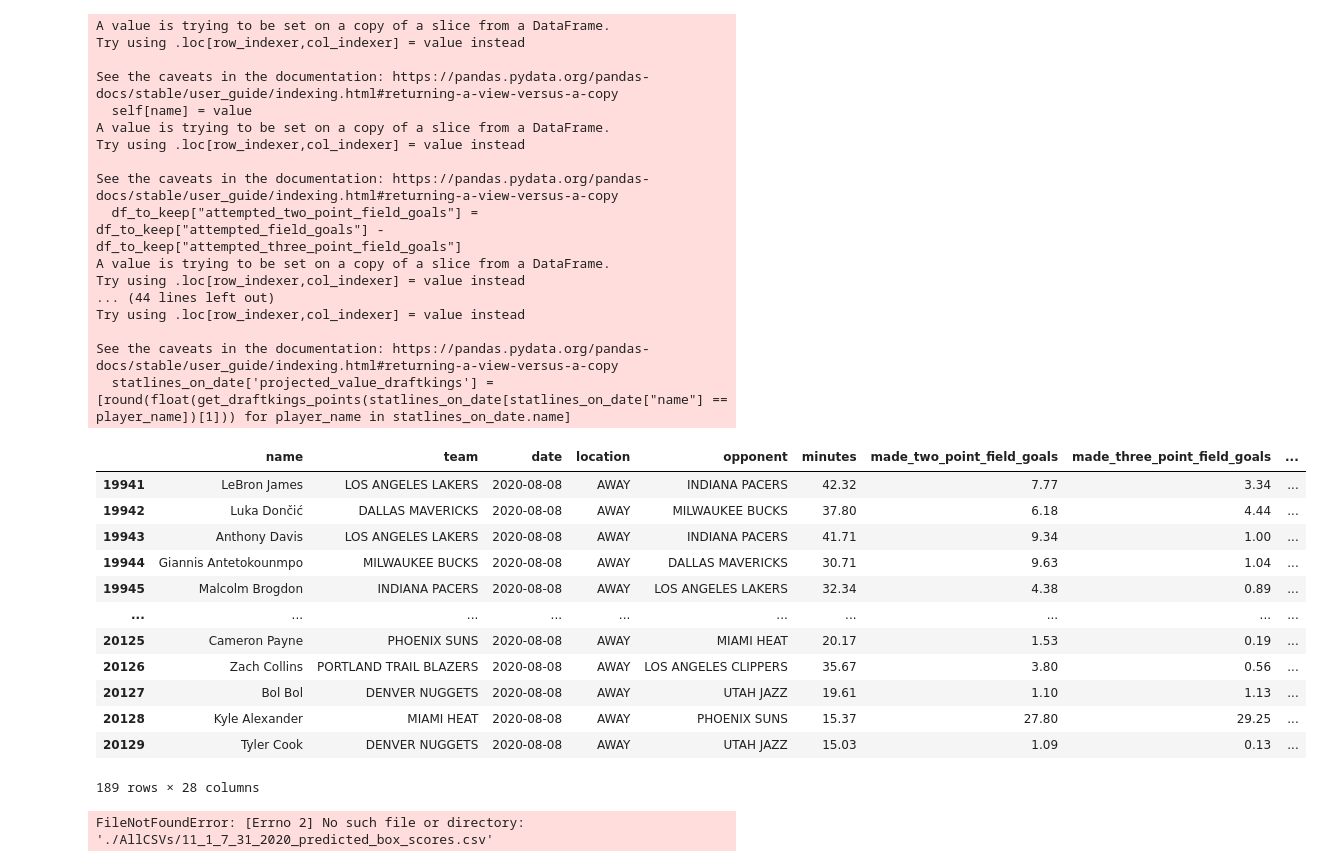
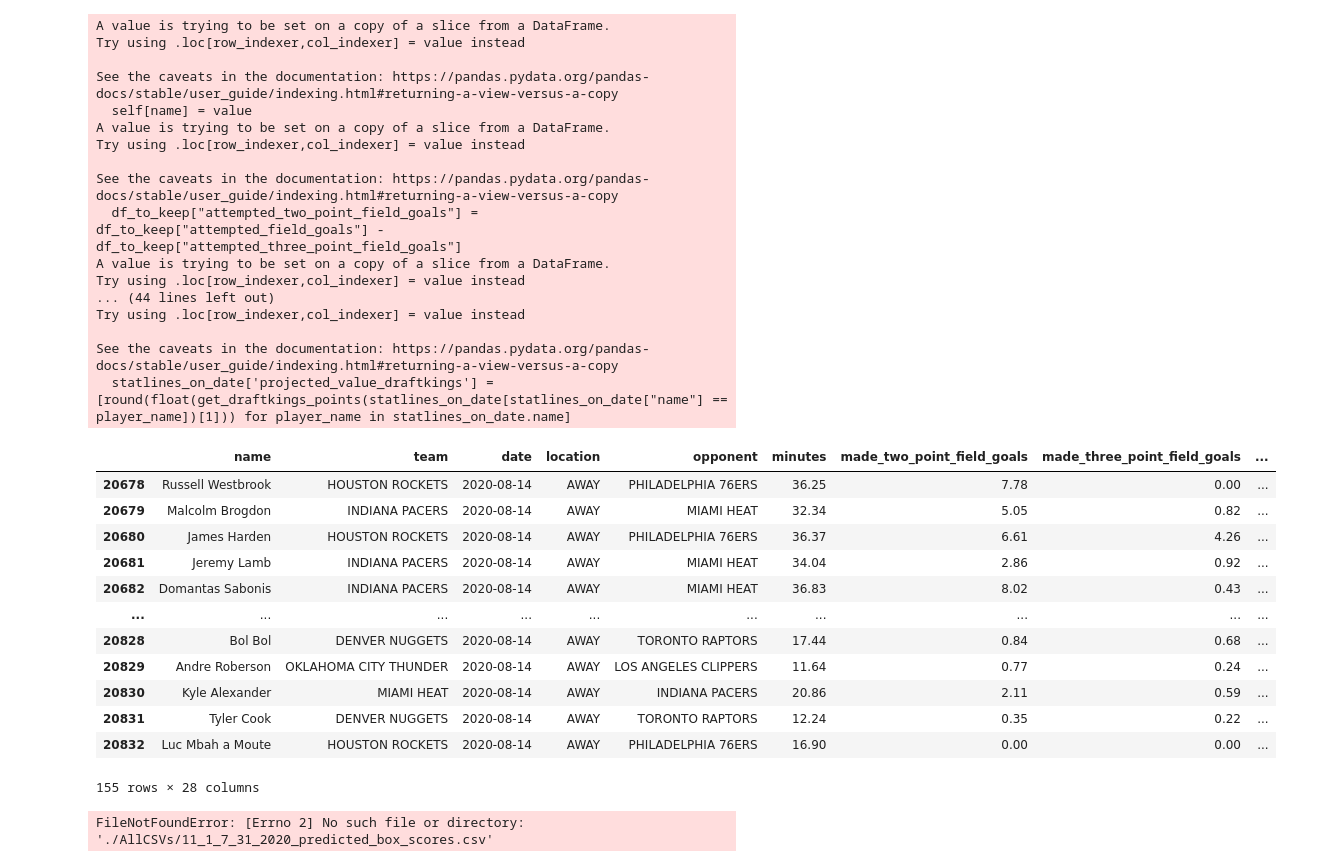
Before and after one commit to Shaviv-Hoffman-Lowitz/Sports-Analytics-Group-at-Berkeley-Machine-Learning-Project, a Jupyter notebook: final_model.ipynb, the cells around one changed output. Saved outputs shown, nothing was run; the diff lists cells and outputs as text; code cells hidden in the pictures.

Commit message:
august 14 update

```diff
--- a/final_model.ipynb
+++ b/final_model.ipynb
@@ -54,7 +54,7 @@ def load_bbref_data():
     all_tables = []
     for m, y in months_and_years:
         if m == 8 and y == 2020:
-            for d in range(1, 6):
+            for d in range(1, 14):
                 file_name = "./AllCSVs/{0}_{1}_{2}_box_scores.csv".format(m, d, y)
                 table  = pd.read_csv(file_name)
                 date = datetime(y, m, d)
@@ -727,47 +745,47 @@ def predict_unplayed_games(start_date, game_date):
     augmented_box_scores.index = range(augmented_box_scores.shape[0])
     predicted_statlines = statline_output(augmented_box_scores, input_statistics)
     statlines_on_date = predicted_statlines[predicted_statlines.date.str.contains(tstr)]
     statlines_on_date['projected_points'] = [round(float(get_points(statlines_on_date[statlines_on_date["name"] == player_name])[0]), 2) for player_name in statlines_on_date.name]
     statlines_on_date['projected_points_draftkings'] = [round(float(get_draftkings_points(statlines_on_date[statlines_on_date["name"] == player_name])[0]), 2) for player_name in statlines_on_date.name]
     statlines_on_date['projected_value'] = [round(float(get_points(statlines_on_date[statlines_on_date["name"] == player_name])[1])) for player_name in statlines_on_date.name]
     statlines_on_date['projected_value_draftkings'] = [round(float(get_draftkings_points(statlines_on_date[statlines_on_date["name"] == player_name])[1])) for player_name in statlines_on_date.name]
     output_filename = './AllCSVs/predictions_for_' + mstr + "_" + dstr + "_" + str(game_date.year) + "_unplayed.csv"
     statlines_on_date.to_csv(output_filename)
     return statlines_on_date
 
-august_8_predictions = predict_unplayed_games(datetime(2019, 11, 1), datetime(2020, 8, 8))
-august_8_predictions
+august_14_predictions = predict_unplayed_games(datetime(2019, 11, 1), datetime(2020, 8, 14))
+august_14_predictions
 # %% [output]
 A value is trying to be set on a copy of a slice from a DataFrame.
 Try using .loc[row_indexer,col_indexer] = value instead
 
 See the caveats in the documentation: https://pandas.pydata.org/pandas-docs/stable/user_guide/indexing.html#returning-a-view-versus-a-copy
   self[name] = value
 A value is trying to be set on a copy of a slice from a DataFrame.
 Try using .loc[row_indexer,col_indexer] = value instead
 
 See the caveats in the documentation: https://pandas.pydata.org/pandas-docs/stable/user_guide/indexing.html#returning-a-view-versus-a-copy
   df_to_keep["attempted_two_point_field_goals"] = df_to_keep["attempted_field_goals"] - df_to_keep["attempted_three_point_field_goals"]
 A value is trying to be set on a copy of a slice from a DataFrame.
 Try using .loc[row_indexer,col_indexer] = value instead
 ... (44 lines left out)
 Try using .loc[row_indexer,col_indexer] = value instead
 
 See the caveats in the documentation: https://pandas.pydata.org/pandas-docs/stable/user_guide/indexing.html#returning-a-view-versus-a-copy
   statlines_on_date['projected_value_draftkings'] = [round(float(get_draftkings_points(statlines_on_date[statlines_on_date["name"] == player_name])[1])) for player_name in statlines_on_date.name]
 |  | name | team | date | location | opponent | minutes | made_two_point_field_goals | made_three_point_field_goals | ... |
-| 19941 | LeBron James | LOS ANGELES LAKERS | 2020-08-08 | AWAY | INDIANA PACERS | 42.32 | 7.77 | 3.34 | ... |
-| 19942 | Luka Dončić | DALLAS MAVERICKS | 2020-08-08 | AWAY | MILWAUKEE BUCKS | 37.80 | 6.18 | 4.44 | ... |
-| 19943 | Anthony Davis | LOS ANGELES LAKERS | 2020-08-08 | AWAY | INDIANA PACERS | 41.71 | 9.34 | 1.00 | ... |
-| 19944 | Giannis Antetokounmpo | MILWAUKEE BUCKS | 2020-08-08 | AWAY | DALLAS MAVERICKS | 30.71 | 9.63 | 1.04 | ... |
-| 19945 | Malcolm Brogdon | INDIANA PACERS | 2020-08-08 | AWAY | LOS ANGELES LAKERS | 32.34 | 4.38 | 0.89 | ... |
+| 20678 | Russell Westbrook | HOUSTON ROCKETS | 2020-08-14 | AWAY | PHILADELPHIA 76ERS | 36.25 | 7.78 | 0.00 | ... |
+| 20679 | Malcolm Brogdon | INDIANA PACERS | 2020-08-14 | AWAY | MIAMI HEAT | 32.34 | 5.05 | 0.82 | ... |
+| 20680 | James Harden | HOUSTON ROCKETS | 2020-08-14 | AWAY | PHILADELPHIA 76ERS | 36.37 | 6.61 | 4.26 | ... |
+| 20681 | Jeremy Lamb | INDIANA PACERS | 2020-08-14 | AWAY | MIAMI HEAT | 34.04 | 2.86 | 0.92 | ... |
+| 20682 | Domantas Sabonis | INDIANA PACERS | 2020-08-14 | AWAY | MIAMI HEAT | 36.83 | 8.02 | 0.43 | ... |
 | ... | ... | ... | ... | ... | ... | ... | ... | ... | ... |
-| 20125 | Cameron Payne | PHOENIX SUNS | 2020-08-08 | AWAY | MIAMI HEAT | 20.17 | 1.53 | 0.19 | ... |
-| 20126 | Zach Collins | PORTLAND TRAIL BLAZERS | 2020-08-08 | AWAY | LOS ANGELES CLIPPERS | 35.67 | 3.80 | 0.56 | ... |
-| 20127 | Bol Bol | DENVER NUGGETS | 2020-08-08 | AWAY | UTAH JAZZ | 19.61 | 1.10 | 1.13 | ... |
-| 20128 | Kyle Alexander | MIAMI HEAT | 2020-08-08 | AWAY | PHOENIX SUNS | 15.37 | 27.80 | 29.25 | ... |
-| 20129 | Tyler Cook | DENVER NUGGETS | 2020-08-08 | AWAY | UTAH JAZZ | 15.03 | 1.09 | 0.13 | ... |
+| 20828 | Bol Bol | DENVER NUGGETS | 2020-08-14 | AWAY | TORONTO RAPTORS | 17.44 | 0.84 | 0.68 | ... |
+| 20829 | Andre Roberson | OKLAHOMA CITY THUNDER | 2020-08-14 | AWAY | LOS ANGELES CLIPPERS | 11.64 | 0.77 | 0.24 | ... |
+| 20830 | Kyle Alexander | MIAMI HEAT | 2020-08-14 | AWAY | INDIANA PACERS | 20.86 | 2.11 | 0.59 | ... |
+| 20831 | Tyler Cook | DENVER NUGGETS | 2020-08-14 | AWAY | TORONTO RAPTORS | 12.24 | 0.35 | 0.22 | ... |
+| 20832 | Luc Mbah a Moute | HOUSTON ROCKETS | 2020-08-14 | AWAY | PHILADELPHIA 76ERS | 16.90 | 0.00 | 0.00 | ... |
-189 rows × 28 columns
+155 rows × 28 columns
 # %%
 # contests(sport=Sport.NBA)
 # draftables(draft_group_id=4)
```
Also changed, not shown: parts of 3 cells of this notebook, 53 other files.
